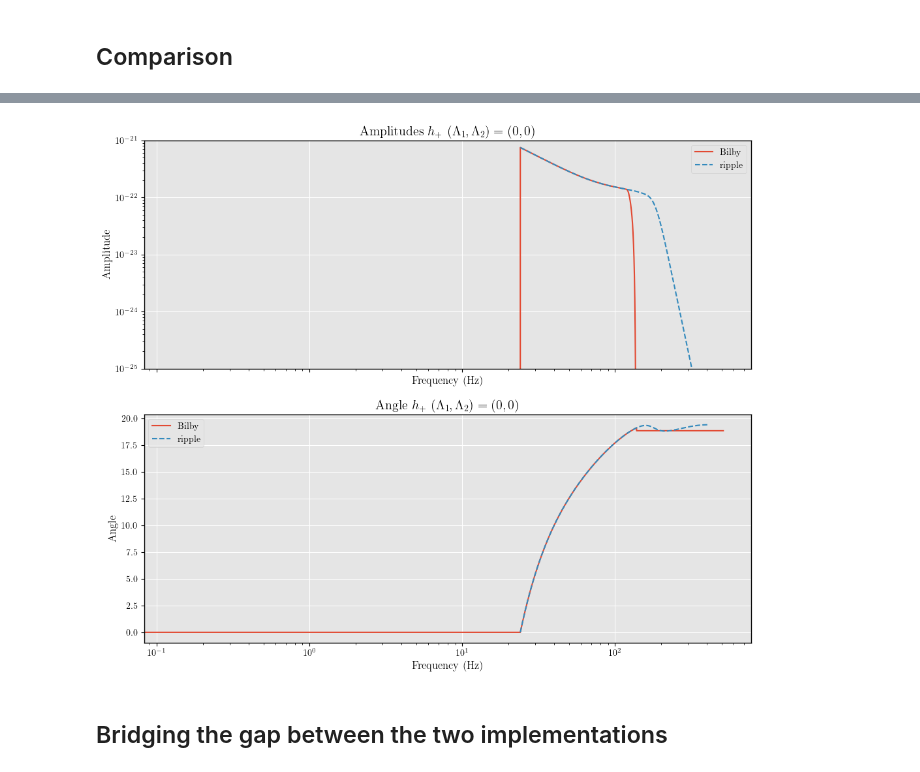
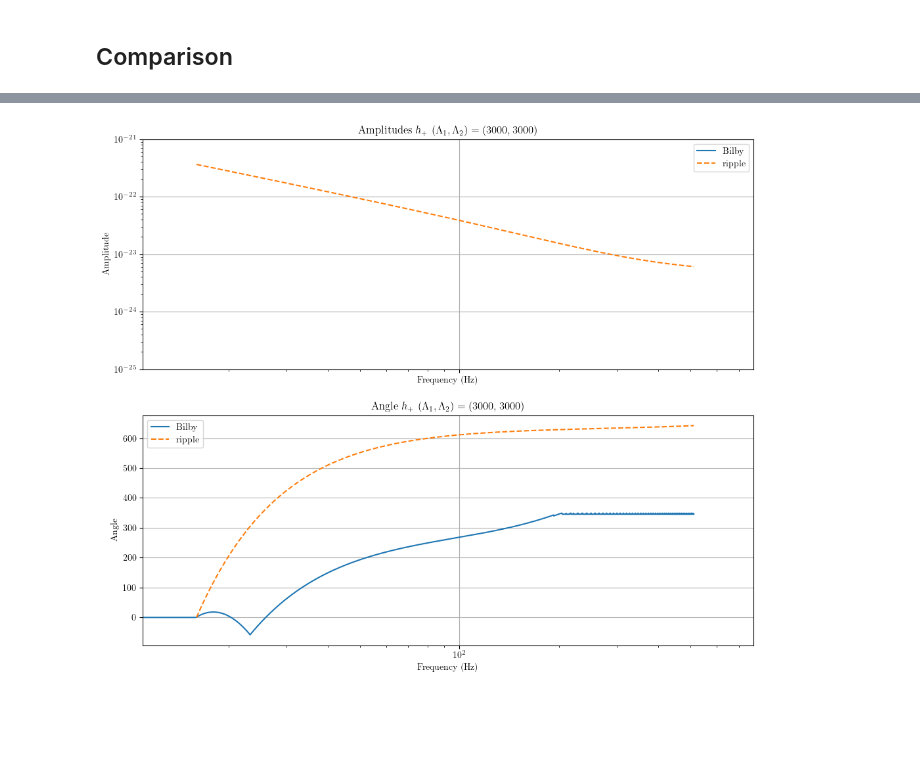
Before and after one commit to ThibeauWouters/PhD, a Jupyter notebook: ripple/check_NRTidal.ipynb, the cells around one changed output, grey strips where cells are left out. Cells and saved outputs as stored; diff of their text form; code cells hidden in the pictures; blank space fills up the shorter version.

```diff
--- a/ripple/check_NRTidal.ipynb
+++ b/ripple/check_NRTidal.ipynb
@@ -28,14 +31,14 @@ exec(requests.get(script_url).text)
 # %% [markdown]
 We will compare waveforms with the following intrinsic parameters:
 # %%
-m1 = 50.0 # masses
-m2 = 40.0
+m1 = 10 # masses
+m2 = 10
 
-chi1 = 0.5 # spins
-chi2 = -0.5
+chi1 = 0.05 # spins
+chi2 = 0.04
 
-lambda1 = 0 # tidal deformabilities
-lambda2 = 0
+lambda1 = 3000 # tidal deformabilities
+lambda2 = 3000
 
 distance = 50.
 # %% [markdown]
@@ -60,14 +63,16 @@ Mc, eta = ms_to_Mc_eta(jnp.array([m1_msun, m2_msun]))
 
 theta_ripple = jnp.array([Mc, eta, chi1, chi2, lambda1, lambda2, dist_mpc, tc, phic, inclination, polarization_angle])
 
-f_l = 24.
+f_l = 16
 f_u = 512
 del_f = 0.01
-fs = jnp.arange(f_l, f_u, del_f)
+T = 16
+f_sampling = 4096
+fs_ripple = jnp.arange(f_l, f_u, del_f)
 
 # We also need to give a reference frequency - here, this will be the lower frequency
 f_ref = f_l
 
 # And finally lets generate the waveform!
-hp_ripple, hc_ripple = X_NRTidalv2.gen_NRTidalv2_hphc(fs, theta_ripple, f_ref, "IMRPhenomD")
+hp_ripple, hc_ripple = X_NRTidalv2.gen_NRTidalv2_hphc(fs_ripple, theta_ripple, f_ref)
 # %% [output]
@@ -149,35 +575,46 @@ plt.show()
 # %%
 A_bilby = jnp.abs(hp_bilby)
-angle_bilby = np.unwrap(np.angle(hp_bilby))
+angle_bilby = np.unwrap(np.angle(hp_bilby)) #% (2 * np.pi)
+phase_bilby = hp_bilby / A_bilby
 
 A_ripple = jnp.abs(hp_ripple)
-angle_ripple = np.unwrap(np.angle(hp_ripple))
+angle_ripple = np.unwrap(np.angle(hp_ripple)) #% (2 * np.pi)
+phase_ripple = hp_ripple / A_ripple
 
+# Choose whether we plot the angle or the phase
+plot_angle = True
 
 plt.subplots(2, 1, figsize=(12, 10), sharex=True)
 plt.subplot(2, 1, 1)
 
-plt.plot(waveform_generator.frequency_array, A_bilby, "-", label = "Bilby", alpha = a)
-plt.plot(fs, A_ripple, "--", label = "ripple", alpha = a)
+# Plot the amplitude
+plt.plot(waveform_generator.frequency_array, A_bilby, "-", label = "Bilby")
+plt.plot(fs_ripple, A_ripple, "--", label = "ripple")
 plt.title(r"Amplitudes $h_+$ ($\Lambda_1, \Lambda_2) = ({}, {}$)".format(lambda1, lambda2))
 plt.yscale('log')
 plt.xscale('log')
 plt.xlabel("Frequency (Hz)")
 plt.ylabel("Amplitude")
 plt.ylim(1e-25, 1e-21)
+plt.xlim(f_l - 5)
 plt.legend()
 
-
+# Plot the angle or the phase
 plt.subplot(2, 1, 2)
-plt.plot(waveform_generator.frequency_array, angle_bilby, "-", label = "Bilby", alpha = a)
-plt.plot(fs, angle_ripple, "--", label = "ripple", alpha = a)
+if plot_angle:
+    plt.plot(waveform_generator.frequency_array, angle_bilby, "-", label = "Bilby")
+    plt.plot(fs_ripple, angle_ripple, "--", label = "ripple")
+    name = "Angle"
+else:
+    plt.plot(waveform_generator.frequency_array, phase_bilby, "-", label = "Bilby")
+    plt.plot(fs_ripple, phase_ripple, "--", label = "ripple")
+    name = "Phase"
 plt.legend()
-plt.title(r"Angle $h_+$ ($\Lambda_1, \Lambda_2) = ({}, {}$)".format(lambda1, lambda2))
+plt.title(r"{} $h_+$ ($\Lambda_1, \Lambda_2) = ({}, {}$)".format(name, lambda1, lambda2))
 plt.xlabel("Frequency (Hz)")
-plt.ylabel("Angle")
+plt.ylabel(f"{name}")
 plt.xscale('log')
+plt.xlim(f_l - 5)
 plt.show()
 # %% [output]
-[figure, old version]
+[figure, new version]
-# %% [markdown]
-## Bridging the gap between the two implementations
```
Also changed, not shown: parts of 26 cells of this notebook, 6 other files.
